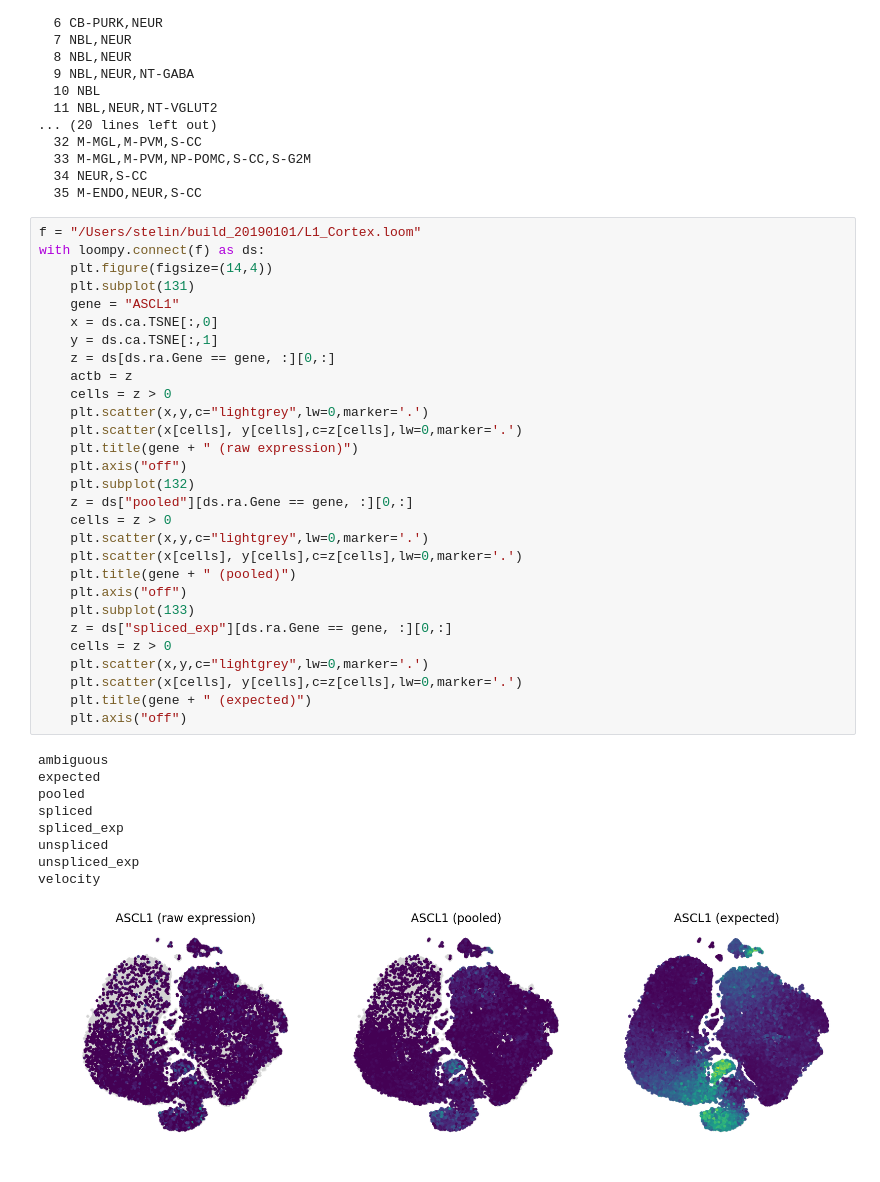
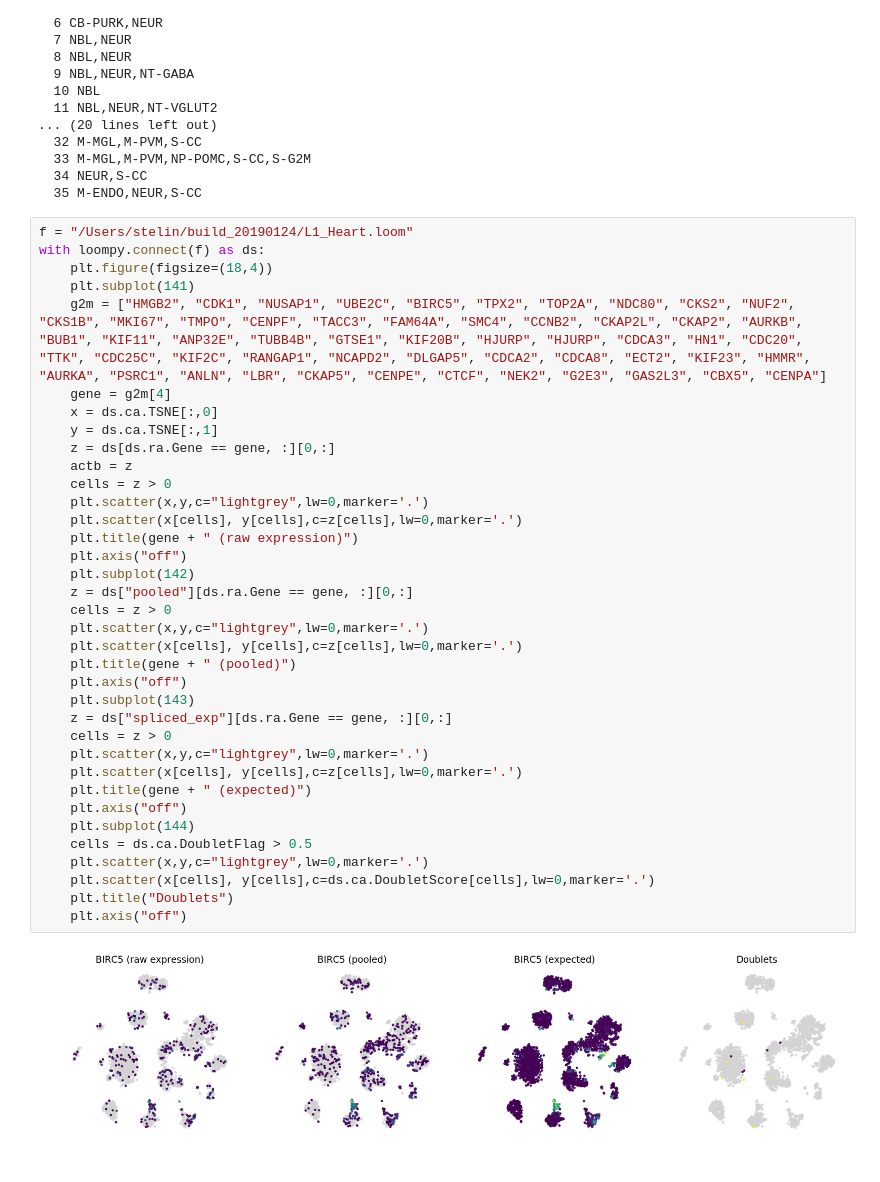
Before and after one commit to linnarsson-lab/adult-human-brain, a Jupyter notebook: notebooks/Auto-annotation.ipynb, the cells around one changed output. Saved outputs shown, nothing was run; the diff lists cells and outputs as text.

```diff
--- a/notebooks/Auto-annotation.ipynb
+++ b/notebooks/Auto-annotation.ipynb
@@ -40,41 +40,40 @@ _=[print(("*" if "HB-OTV" in x else " "),ix,x) for (ix,x) in enumerate(tags)]
   34 NEUR,S-CC
   35 M-ENDO,NEUR,S-CC
 # %%
-f = "/Users/stelin/build_20190101/L1_Cortex.loom"
+f = "/Users/stelin/build_20190124/L1_Heart.loom"
 with loompy.connect(f) as ds:
-    plt.figure(figsize=(14,4))
-    plt.subplot(131)
-    gene = "ASCL1"
+    plt.figure(figsize=(18,4))
+    plt.subplot(141)
+    g2m = ["HMGB2", "CDK1", "NUSAP1", "UBE2C", "BIRC5", "TPX2", "TOP2A", "NDC80", "CKS2", "NUF2", "CKS1B", "MKI67", "TMPO", "CENPF", "TACC3", "FAM64A", "SMC4", "CCNB2", "CKAP2L", "CKAP2", "AURKB", "BUB1", "KIF11", "ANP32E", "TUBB4B", "GTSE1", "KIF20B", "HJURP", "HJURP", "CDCA3", "HN1", "CDC20", "TTK", "CDC25C", "KIF2C", "RANGAP1", "NCAPD2", "DLGAP5", "CDCA2", "CDCA8", "ECT2", "KIF23", "HMMR", "AURKA", "PSRC1", "ANLN", "LBR", "CKAP5", "CENPE", "CTCF", "NEK2", "G2E3", "GAS2L3", "CBX5", "CENPA"]
+    gene = g2m[4]
     x = ds.ca.TSNE[:,0]
     y = ds.ca.TSNE[:,1]
     z = ds[ds.ra.Gene == gene, :][0,:]
     actb = z
     cells = z > 0
     plt.scatter(x,y,c="lightgrey",lw=0,marker='.')
     plt.scatter(x[cells], y[cells],c=z[cells],lw=0,marker='.')
     plt.title(gene + " (raw expression)")
     plt.axis("off")
-    plt.subplot(132)
+    plt.subplot(142)
     z = ds["pooled"][ds.ra.Gene == gene, :][0,:]
     cells = z > 0
     plt.scatter(x,y,c="lightgrey",lw=0,marker='.')
     plt.scatter(x[cells], y[cells],c=z[cells],lw=0,marker='.')
     plt.title(gene + " (pooled)")
     plt.axis("off")
-    plt.subplot(133)
+    plt.subplot(143)
     z = ds["spliced_exp"][ds.ra.Gene == gene, :][0,:]
     cells = z > 0
     plt.scatter(x,y,c="lightgrey",lw=0,marker='.')
     plt.scatter(x[cells], y[cells],c=z[cells],lw=0,marker='.')
     plt.title(gene + " (expected)")
     plt.axis("off")
+    plt.subplot(144)
+    cells = ds.ca.DoubletFlag > 0.5
+    plt.scatter(x,y,c="lightgrey",lw=0,marker='.')
+    plt.scatter(x[cells], y[cells],c=ds.ca.DoubletScore[cells],lw=0,marker='.')
+    plt.title("Doublets")
+    plt.axis("off")
 # %% [output]
-ambiguous
-expected
-pooled
-spliced
-spliced_exp
-unspliced
-unspliced_exp
-velocity
-[figure, old version]
+[figure, new version]
```
Also changed, not shown: parts of 2 cells of this notebook, 4 other files.
